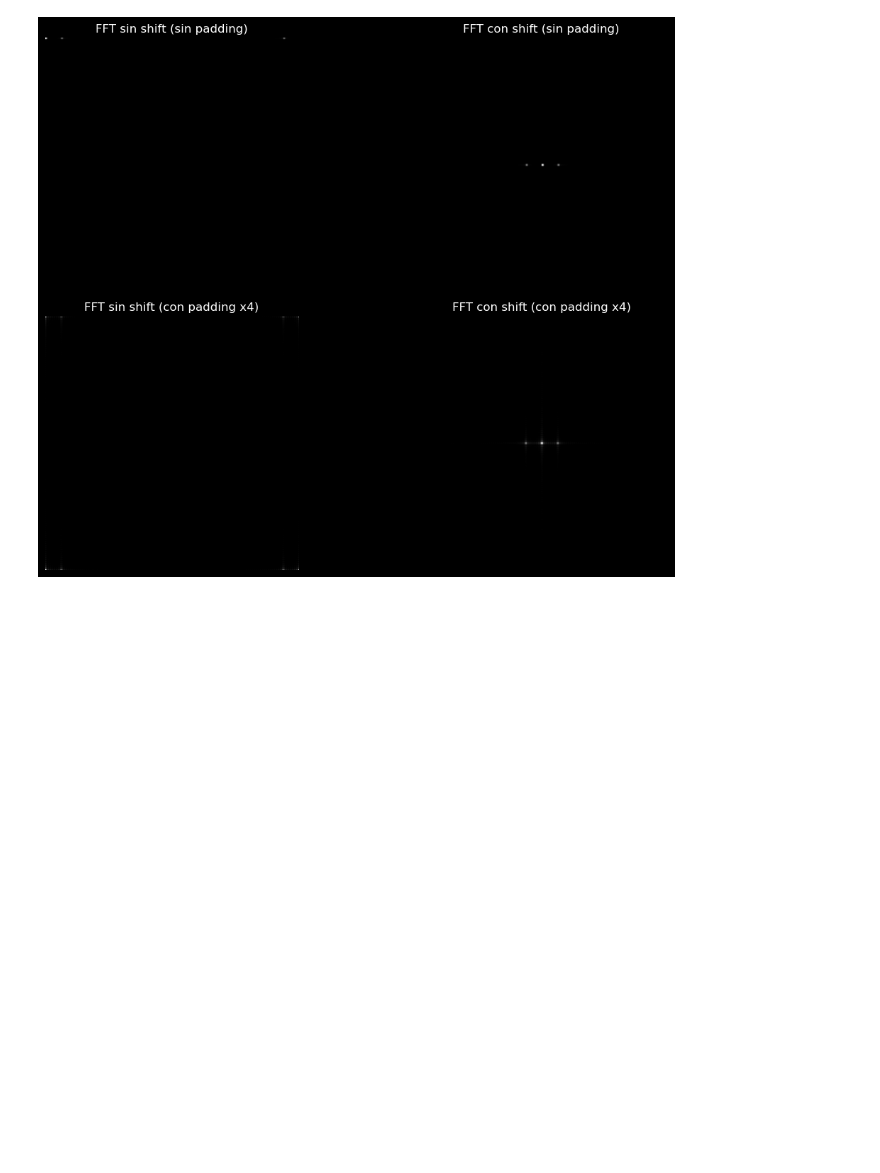
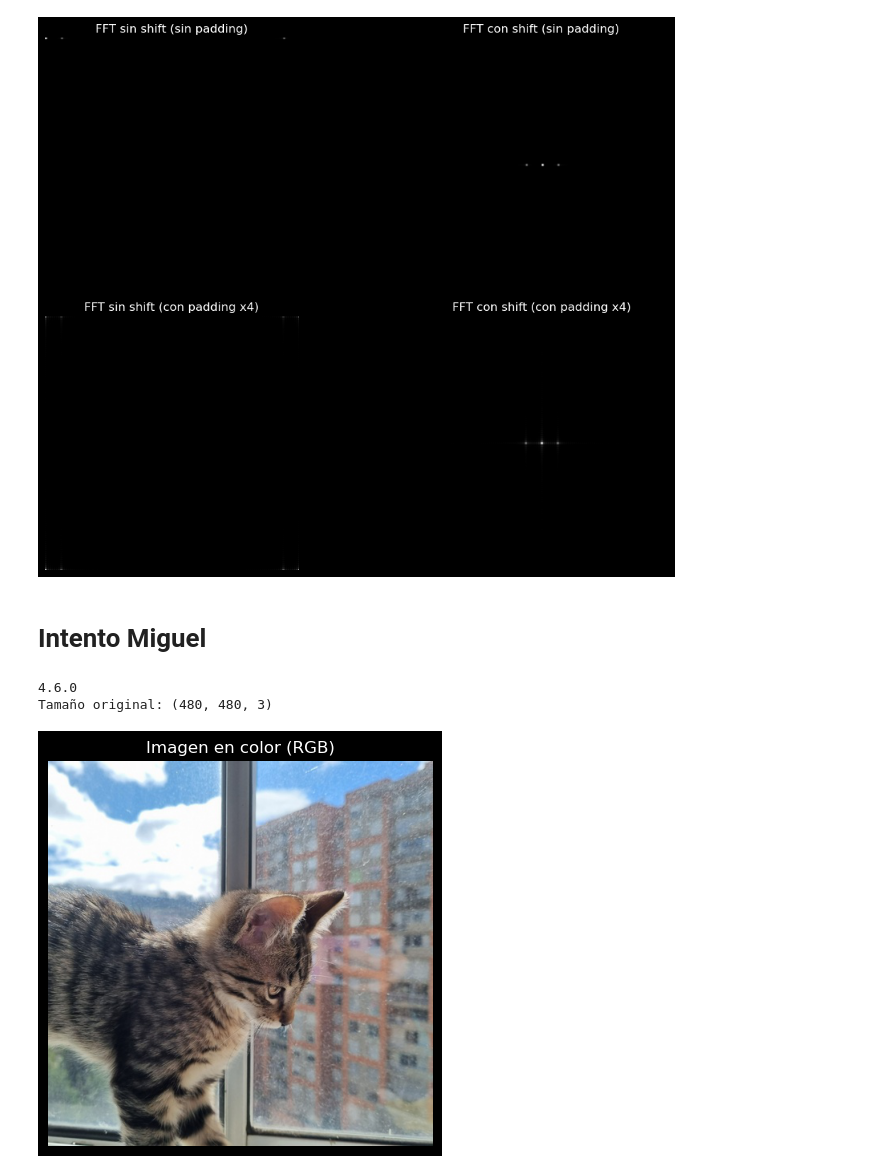
Before and after one commit to Miguel-Perdomo/fourier-optics, a Jupyter notebook: talleres/taller1/notebooks/Primeros_Reconocimientos.ipynb, the cells around one changed output. Saved outputs shown, nothing was run; the diff lists cells and outputs as text; code cells hidden in the pictures; blank space fills up the shorter version.

Commit message:
Agregué el programa que soluciona el taller a grandes rasgos

```diff
--- a/talleres/taller1/notebooks/Primeros_Reconocimientos.ipynb
+++ b/talleres/taller1/notebooks/Primeros_Reconocimientos.ipynb
@@ -186,3 +189,32 @@ plt.tight_layout()
 plt.show()
 # %% [output]
 [figure]
+# %% [markdown]
+# Intento Miguel
+# %%
+print(cv2.__version__)
+
+# Ruta de la imagen
+base_dir = "talleres/taller1"   # <- ajusta si no estás en raíz del repo
+data_path = "/home/miguel-perdomo/fourier-optics/talleres/taller1/dat/Imagen_prueba.jpeg" #Esta ruta se cambia según la ubicación exacta
+img_color = cv2.imread(data_path, cv2.IMREAD_COLOR)
+
+if img_color is None:
+    raise FileNotFoundError(f"No se pudo cargar la imagen en {data_path}")
+else:
+    print("Tamaño original:", img_color.shape)  # (alto, ancho, canales)
+
+# Convertir de BGR -> RGB (para que se vea bien en Matplotlib)
+img_rgb = cv2.cvtColor(img_color, cv2.COLOR_BGR2RGB)
+
+
+# Mostrar en el notebook
+plt.figure(figsize=(5,5))
+plt.imshow(img_rgb)
+plt.title("Imagen en color (RGB)")
+plt.axis("off")
+plt.show()
+# %% [output]
+4.6.0
+Tamaño original: (480, 480, 3)
+[figure, added]
```
Also changed, not shown: parts of 17 cells of this notebook, 10 other files.
